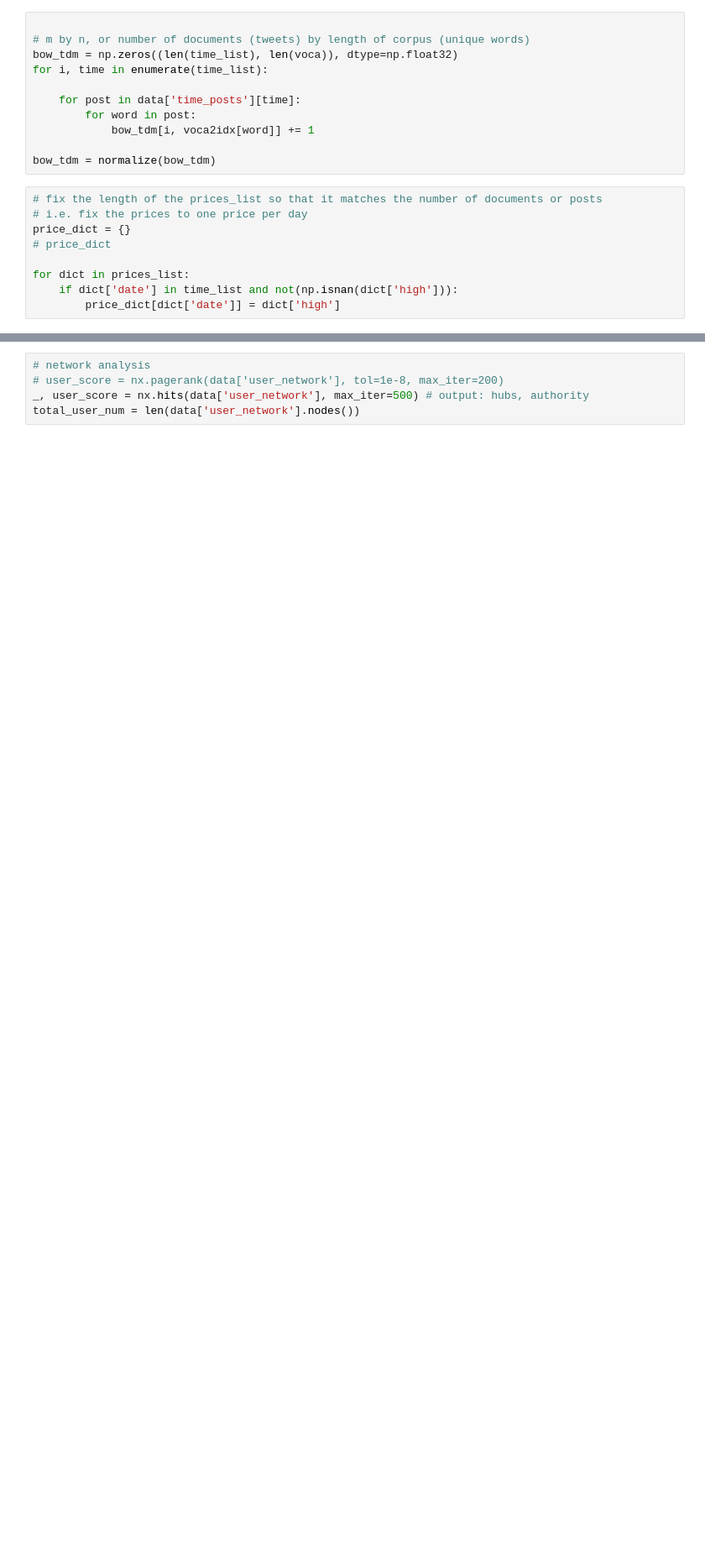
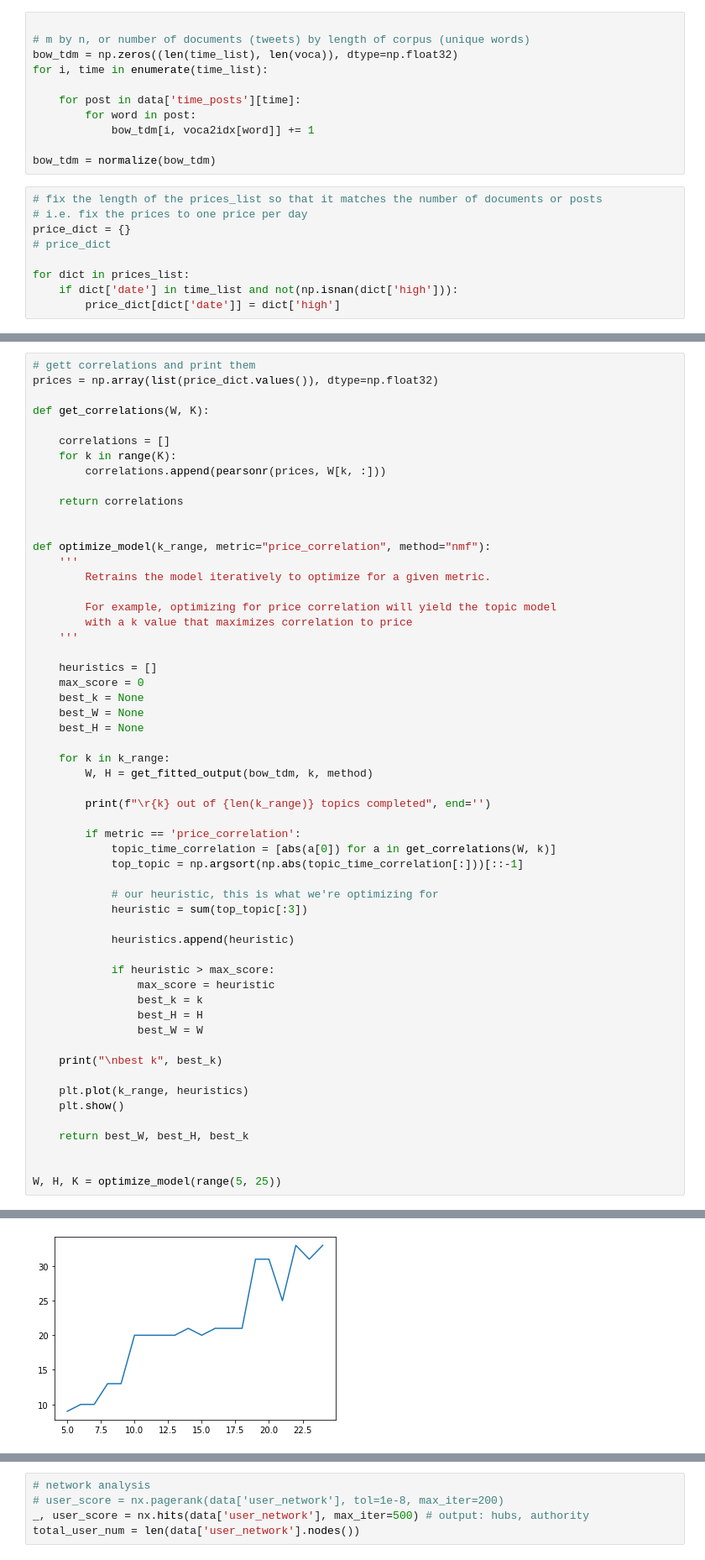
Before and after one commit to mdloucks/topic_modeling_research, a Jupyter notebook: topic_correlation.ipynb, the cells around one changed output, grey strips where cells are left out. Shown at 84% size. Saved outputs shown, nothing was run; the diff lists cells and outputs as text; blank space fills up the shorter version.

```diff
--- a/topic_correlation.ipynb
+++ b/topic_correlation.ipynb
@@ -103,0 +114,57 @@ W, H = get_fitted_output(bow_tdm, 'lda')
+# %%
+# gett correlations and print them
+prices = np.array(list(price_dict.values()), dtype=np.float32)
+
+def get_correlations(W, K):
+
+    correlations = []
+    for k in range(K):
+        correlations.append(pearsonr(prices, W[k, :]))
+
+    return correlations
+
+
+def optimize_model(k_range, metric="price_correlation", method="nmf"):
+    '''
+        Retrains the model iteratively to optimize for a given metric.
+
+        For example, optimizing for price correlation will yield the topic model
+        with a k value that maximizes correlation to price
+    '''
+
+    heuristics = []
+    max_score = 0
+    best_k = None
+    best_W = None
+    best_H = None
+
+    for k in k_range:
+        W, H = get_fitted_output(bow_tdm, k, method)
+
+        print(f"\r{k} out of {len(k_range)} topics completed", end='')
+
+        if metric == 'price_correlation':
+            topic_time_correlation = [abs(a[0]) for a in get_correlations(W, k)]
+            top_topic = np.argsort(np.abs(topic_time_correlation[:]))[::-1]
+
+            # our heuristic, this is what we're optimizing for
+            heuristic = sum(top_topic[:3])
+
+            heuristics.append(heuristic)
+
+            if heuristic > max_score:
+                max_score = heuristic
+                best_k = k
+                best_H = H
+                best_W = W
+
+    print("\nbest k", best_k)
+
+    plt.plot(k_range, heuristics)
+    plt.show()
+
+    return best_W, best_H, best_k
+
+
+W, H, K = optimize_model(range(5, 25))
+# %% [output]
@@ -104 +175,2 @@ W, H = get_fitted_output(bow_tdm, 'lda')
+[figure, added]
 # %%
```
Also changed, not shown: parts of 9 cells of this notebook, 2 other files.
